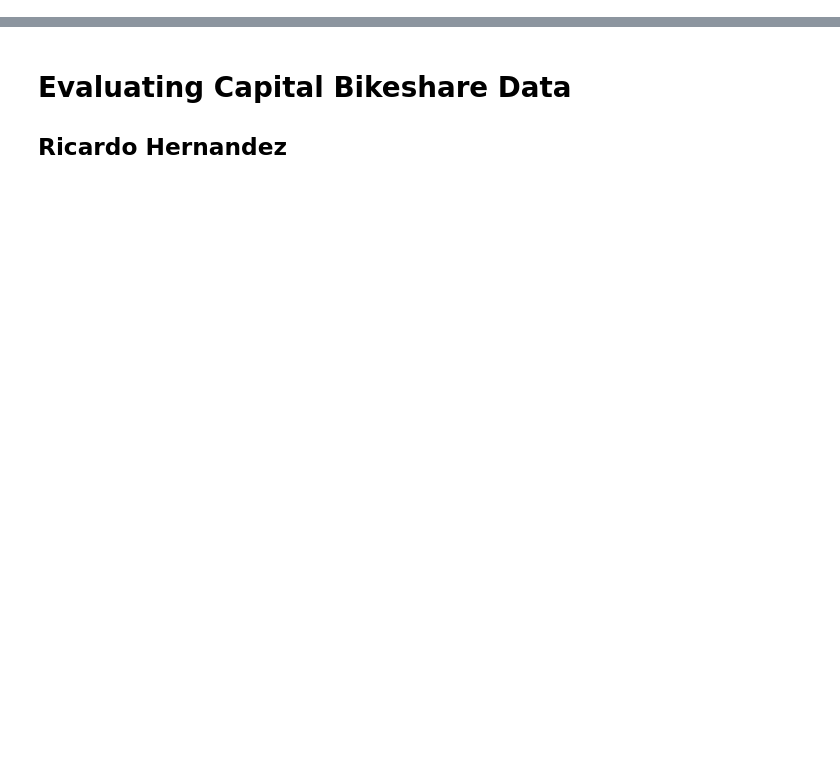
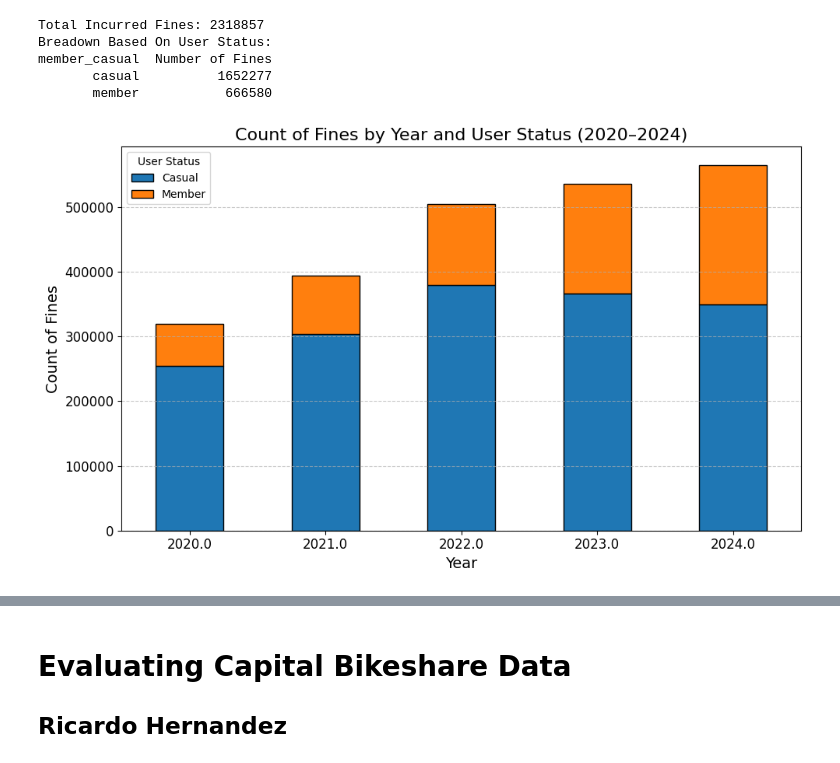
Before and after one commit to ricardo-hz/CMSC206, a Jupyter notebook: Group Project/Group Project.ipynb, the cells around one changed output, grey strips where cells are left out. Cells and saved outputs as stored; diff of their text form; code cells hidden in the pictures; blank space fills up the shorter version.

```diff
--- a/Group Project/Group Project.ipynb
+++ b/Group Project/Group Project.ipynb
@@ -135,0 +222,42 @@ df['Ride Length_min'] = pd.to_timedelta(df['Ride Length']).dt.seconds/60
+# %%
+# Angel Diaz-Nova
+Total_fines = df['Fine'].sum()
+print(f"Total Incurred Fines: {Total_fines}")
+
+Fines_user = df[df['Fine']].groupby('member_casual')['Fine'].count()
+print("Breadown Based On User Status:")
+print(Fines_user.to_frame(name = "Number of Fines").reset_index().to_string(index = False))
+# %% [output]
+Total Incurred Fines: 2318857
+Breadown Based On User Status:
+member_casual  Number of Fines
+       casual          1652277
+       member           666580
+# %%
+# Angel Diaz-Nova
+Yes_fine = df[df['Fine']] # Filter for rows that only indicate 'True' logic
+
+# Count fines by year and member_casual
+Group_fine = Yes_fine.groupby(['Year', 'member_casual']).size().unstack(fill_value=0)
+
+Group_fine.plot(
+    kind = 'bar', # Setting to Bar Plot
+    stacked = True, # Adjusting to stack bars to differentiate User Status
+    figsize = (10, 6), # Setting figure size
+    color = ['#1f77b4', '#ff7f0e'],  # Colors for casual and member
+    edgecolor = 'black' # Adding black edges
+)
+
+plt.title('Count of Fines by Year and User Status (2020–2024)', fontsize = 16) # Title of plot
+plt.xlabel('Year', fontsize = 14) # Label for X-axis
+plt.ylabel('Count of Fines', fontsize = 14) # Label for Y-Axis
+plt.legend(title = 'User Status', labels = ['Casual', 'Member']) # Legend to describe the user status
+plt.xticks(rotation = 0, fontsize = 12) # # Adjusting font size and adding rotation of X-Axis label
+plt.yticks(fontsize = 12) # Adjusting font size of Y-Axis label
+plt.grid(axis = 'y', linestyle = '--', alpha = 0.7) # Adding a horizontal grid
+
+# Show the plot
+plt.tight_layout() # Adding a tight layout to ensure no overlapping
+plt.show() # Display Plot
+# %% [output]
+[figure, added]
```
Also changed, not shown: parts of 47 cells of this notebook, 1 other file.
